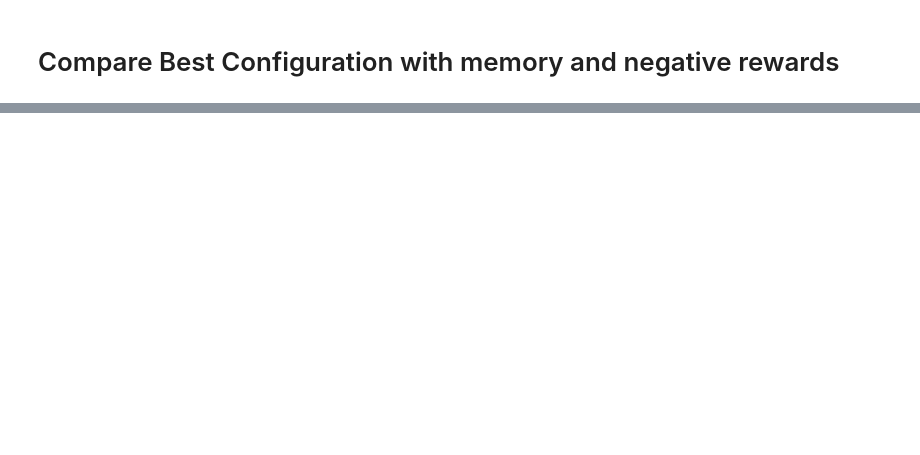
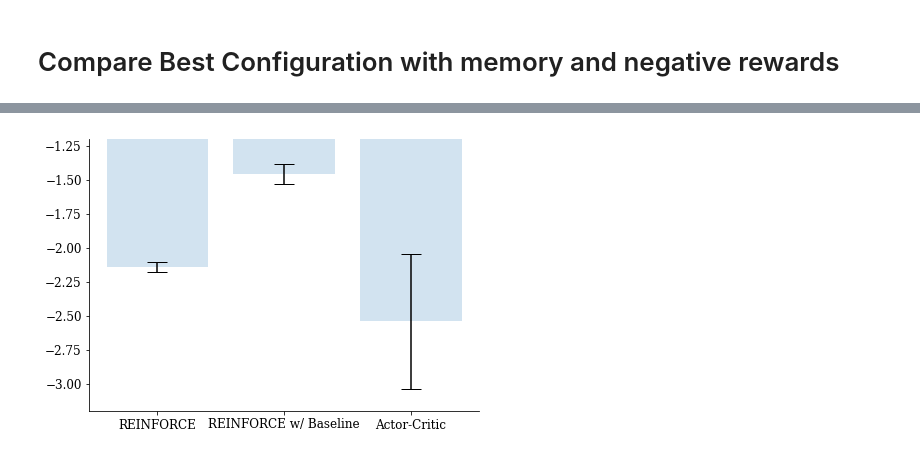
Before and after one commit to nimamahmoudi/rlai-policy-gradient-methods, a Jupyter notebook: final5_compare_best_configs.ipynb, the cells around one changed output, grey strips where cells are left out. Drawn from its saved outputs; the diff is of its cells as text; code cells hidden in the pictures; blank space fills up the shorter version.

```diff
--- a/final5_compare_best_configs.ipynb
+++ b/final5_compare_best_configs.ipynb
@@ -562,16 +588,18 @@ plt.show()
 # %%
 plt.figure(1, figsize=(7,5))
 se = np.std([np.mean(x, axis=1) for x in [avgs1, avgs2, avgs3]], axis=1) / np.sqrt(num_of_tests)
 agents = ['REINFORCE', 'REINFORCE w/ Baseline', 'Actor-Critic']
 y = [np.mean(x) for x in [avgs1,avgs2,avgs3]]
 
 plt.bar(range(len(agents)), [np.mean(x) for x in [avgs1,avgs2,avgs3]], alpha=0.2, ecolor='black', capsize=10, yerr=se)
 plt.xticks(range(len(agents)), agents)
 # plt.ylim(bottom=best_performance-0.23)
-plt.ylim(bottom=0.68, top=.74)
+plt.ylim(bottom=-3.2, top=-1.2)
 plt.savefig(f'{figs_folder}smart-vac-mem-neg-comp-se.pdf')
-plt.savefig(f'{figs_folder}smart-vac-mem-neg-comp-se.png')
+# plt.savefig(f'{figs_folder}smart-vac-mem-neg-comp-se.png')
 plt.show()
+# %% [output]
+[figure, added]
 # %%
 print(np.std([np.mean(x, axis=1) for x in [avgs1, avgs2, avgs3]], axis=1) / np.sqrt(num_of_tests))
 print([np.mean(x) for x in [avgs1,avgs2,avgs3]])
```
Also changed, not shown: parts of 15 cells of this notebook, 3 other files.
